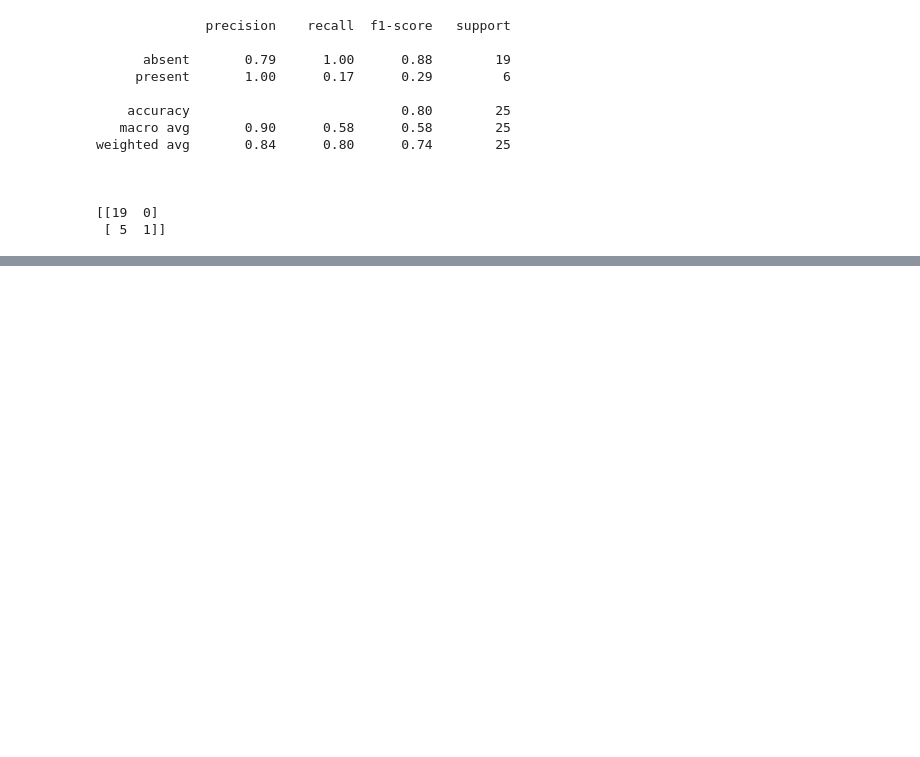
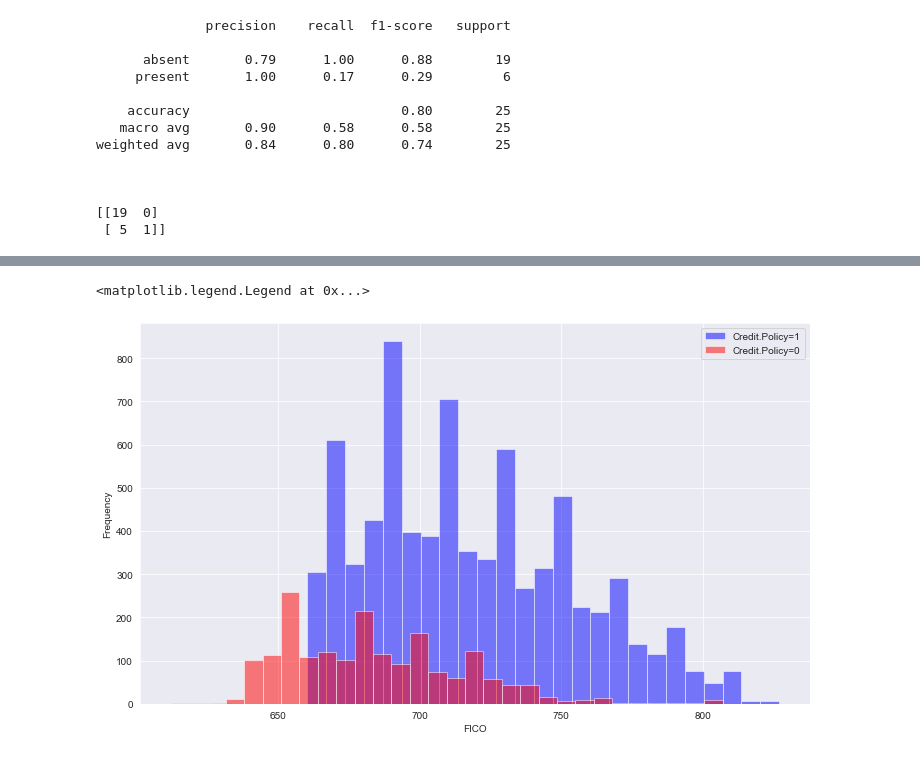
Before and after one commit to Sojiknight/ML-, a Jupyter notebook: Decision Trees and Random Forests.ipynb, the cells around one changed output, grey strips where cells are left out. Drawn from its saved outputs; the diff is of its cells as text; code cells hidden in the pictures; blank space fills up the shorter version.

```diff
--- a/Decision Trees and Random Forests.ipynb
+++ b/Decision Trees and Random Forests.ipynb
@@ -126,0 +137,3 @@ weighted avg       0.84      0.80      0.74        25
+# %%
+loans = pd.read_csv('loan_data.csv')
+loans.info()
@@ -126,0 +167,14 @@ weighted avg       0.84      0.80      0.74        25
+# %%
+sns.set_style('darkgrid')
+plt.figure(figsize=(12,7))
+
+loans[loans['credit.policy']==1]['fico'].plot.hist(bins=30,color='blue',alpha=0.5,
+                                                   label='Credit.Policy=1')
+loans[loans['credit.policy']==0]['fico'].plot.hist(bins=30,color='red',alpha=0.5,
+                                                  label='Credit.Policy=0')
+
+plt.xlabel('FICO')
+plt.legend()
+# %% [output]
+<matplotlib.legend.Legend at 0x...>
+[figure, added]
```
Also changed, not shown: parts of 29 cells of this notebook.
